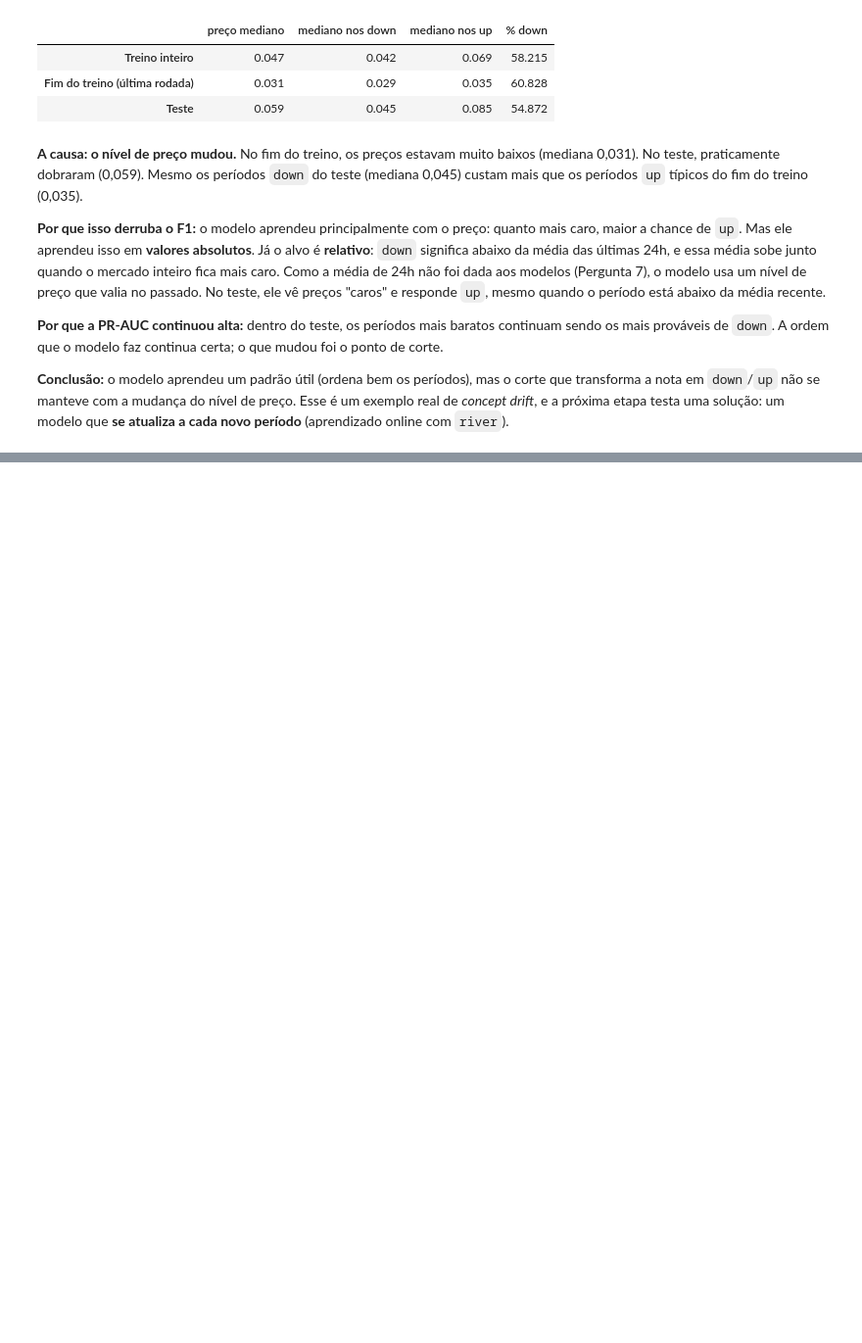
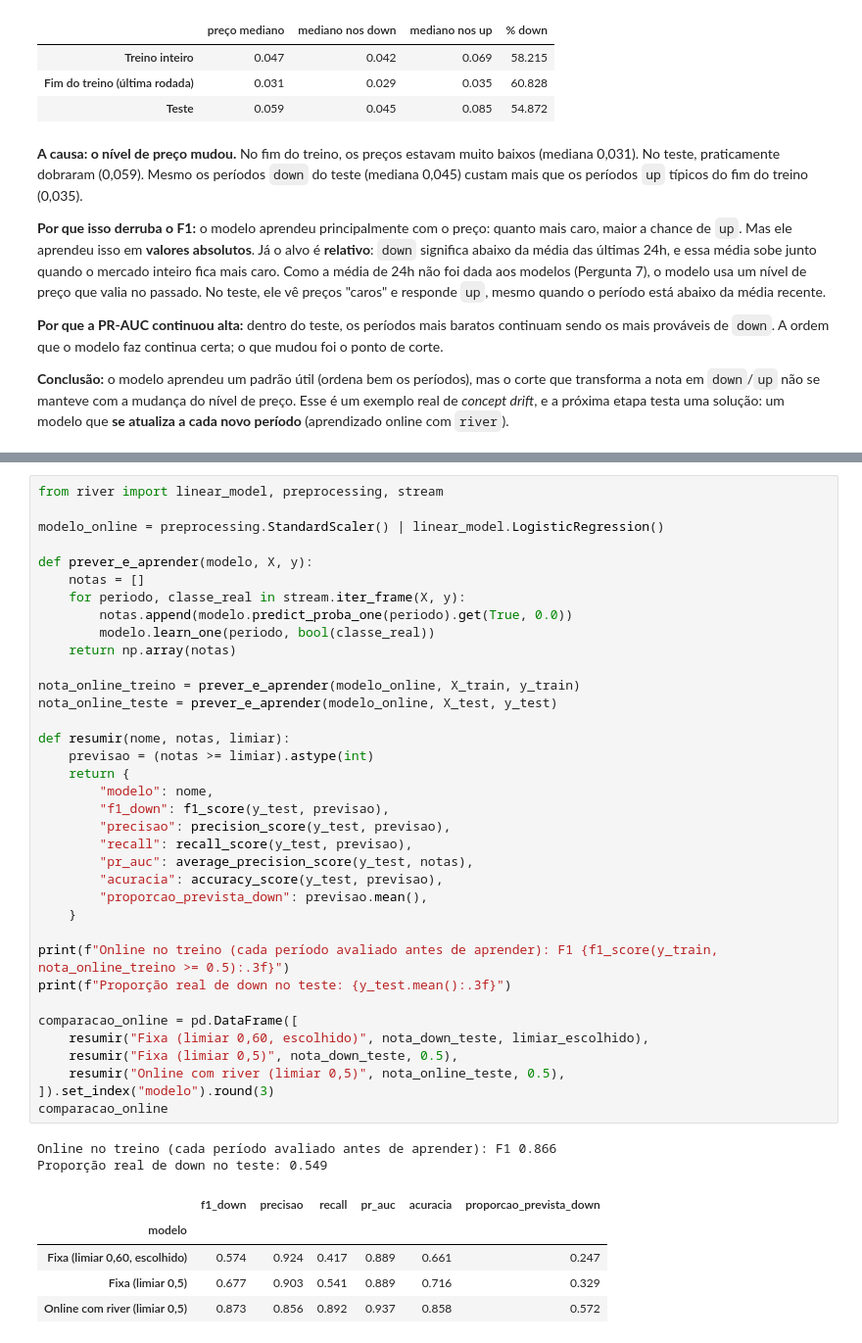
Before and after one commit to eshernandes/aprendizado-maquina-electricity, a Jupyter notebook: notebooks/electricity.ipynb, the cells around one changed output, grey strips where cells are left out. Shown at 98% size. Saved outputs shown, nothing was run; the diff lists cells and outputs as text; blank space fills up the shorter version.

```diff
--- a/notebooks/electricity.ipynb
+++ b/notebooks/electricity.ipynb
@@ -1059,0 +1077,44 @@ comparacao_preco
+# %%
+from river import linear_model, preprocessing, stream
+
+modelo_online = preprocessing.StandardScaler() | linear_model.LogisticRegression()
+
+def prever_e_aprender(modelo, X, y):
+    notas = []
+    for periodo, classe_real in stream.iter_frame(X, y):
+        notas.append(modelo.predict_proba_one(periodo).get(True, 0.0))
+        modelo.learn_one(periodo, bool(classe_real))
+    return np.array(notas)
+
+nota_online_treino = prever_e_aprender(modelo_online, X_train, y_train)
+nota_online_teste = prever_e_aprender(modelo_online, X_test, y_test)
+
+def resumir(nome, notas, limiar):
+    previsao = (notas >= limiar).astype(int)
+    return {
+        "modelo": nome,
+        "f1_down": f1_score(y_test, previsao),
+        "precisao": precision_score(y_test, previsao),
+        "recall": recall_score(y_test, previsao),
+        "pr_auc": average_precision_score(y_test, notas),
+        "acuracia": accuracy_score(y_test, previsao),
+        "proporcao_prevista_down": previsao.mean(),
+    }
+
+print(f"Online no treino (cada período avaliado antes de aprender): F1 {f1_score(y_train, nota_online_treino >= 0.5):.3f}")
+print(f"Proporção real de down no teste: {y_test.mean():.3f}")
+
+comparacao_online = pd.DataFrame([
+    resumir("Fixa (limiar 0,60, escolhido)", nota_down_teste, limiar_escolhido),
+    resumir("Fixa (limiar 0,5)", nota_down_teste, 0.5),
+    resumir("Online com river (limiar 0,5)", nota_online_teste, 0.5),
+]).set_index("modelo").round(3)
+comparacao_online
+# %% [output]
+Online no treino (cada período avaliado antes de aprender): F1 0.866
+Proporção real de down no teste: 0.549
+|  | f1_down | precisao | recall | pr_auc | acuracia | proporcao_prevista_down |
+| modelo |  |  |  |  |  |  |
+| Fixa (limiar 0,60, escolhido) | 0.574 | 0.924 | 0.417 | 0.889 | 0.661 | 0.247 |
+| Fixa (limiar 0,5) | 0.677 | 0.903 | 0.541 | 0.889 | 0.716 | 0.329 |
+| Online com river (limiar 0,5) | 0.873 | 0.856 | 0.892 | 0.937 | 0.858 | 0.572 |
```
Also changed, not shown: parts of 4 cells of this notebook.
